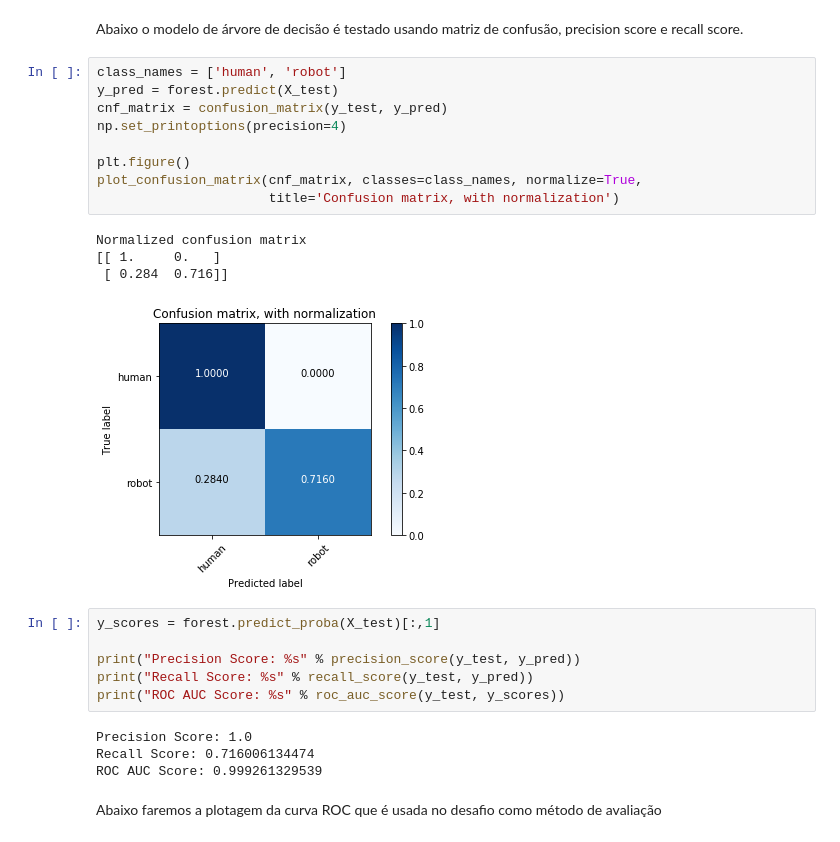
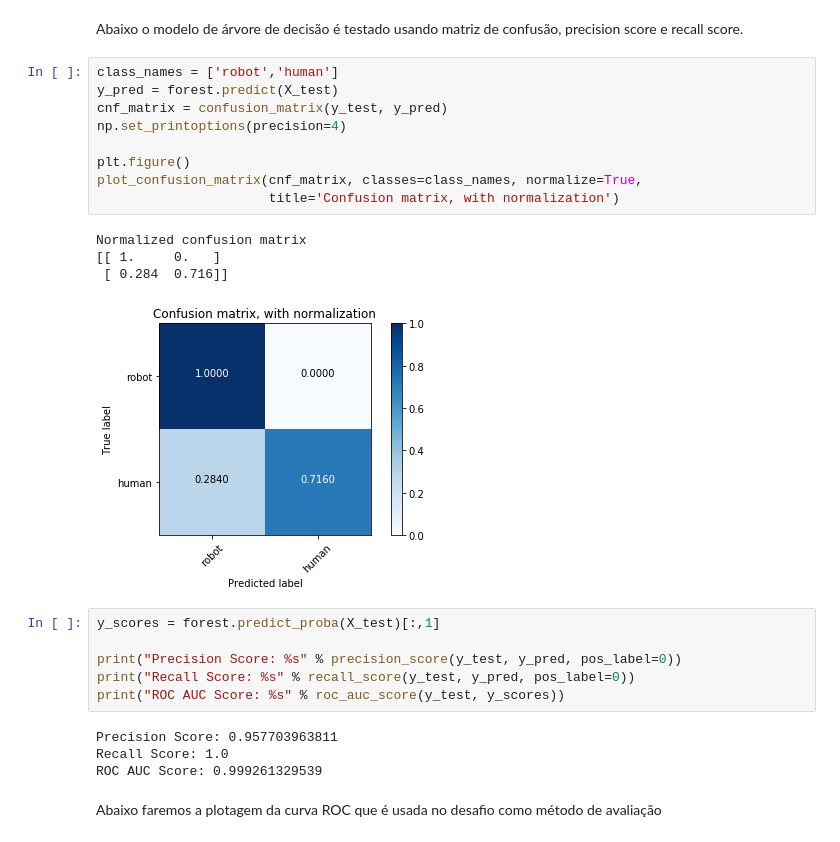
Before and after one commit to rafaelnovello/Machine-Learning-Nanodegree, a Jupyter notebook: 5-Capstone-Project/Project/Facebook-Human-Robot.ipynb, the cells around one changed output. Drawn from its saved outputs; the diff is of its cells as text.

```diff
--- a/5-Capstone-Project/Project/Facebook-Human-Robot.ipynb
+++ b/5-Capstone-Project/Project/Facebook-Human-Robot.ipynb
@@ -229,28 +229,28 @@ def plot_confusion_matrix(cm, classes,
 # %% [markdown]
 Abaixo o modelo de árvore de decisão é testado usando matriz de confusão, precision score e recall score.
 # %%
-class_names = ['human', 'robot']
+class_names = ['robot','human']
 y_pred = forest.predict(X_test)
 cnf_matrix = confusion_matrix(y_test, y_pred)
 np.set_printoptions(precision=4)
 
 plt.figure()
 plot_confusion_matrix(cnf_matrix, classes=class_names, normalize=True,
                       title='Confusion matrix, with normalization')
 # %% [output]
 Normalized confusion matrix
 [[ 1.     0.   ]
  [ 0.284  0.716]]
-[figure, old version]
+[figure, new version]
 # %%
 y_scores = forest.predict_proba(X_test)[:,1]
 
-print("Precision Score: %s" % precision_score(y_test, y_pred))
-print("Recall Score: %s" % recall_score(y_test, y_pred))
+print("Precision Score: %s" % precision_score(y_test, y_pred, pos_label=0))
+print("Recall Score: %s" % recall_score(y_test, y_pred, pos_label=0))
 print("ROC AUC Score: %s" % roc_auc_score(y_test, y_scores))
 # %% [output]
-Precision Score: 1.0
-Recall Score: 0.716006134474
+Precision Score: 0.957703963811
+Recall Score: 1.0
 ROC AUC Score: 0.999261329539
 # %% [markdown]
 Abaixo faremos a plotagem da curva ROC que é usada no desafio como método de avaliação
```
Also changed, not shown: parts of 12 cells of this notebook, 1 other file.
